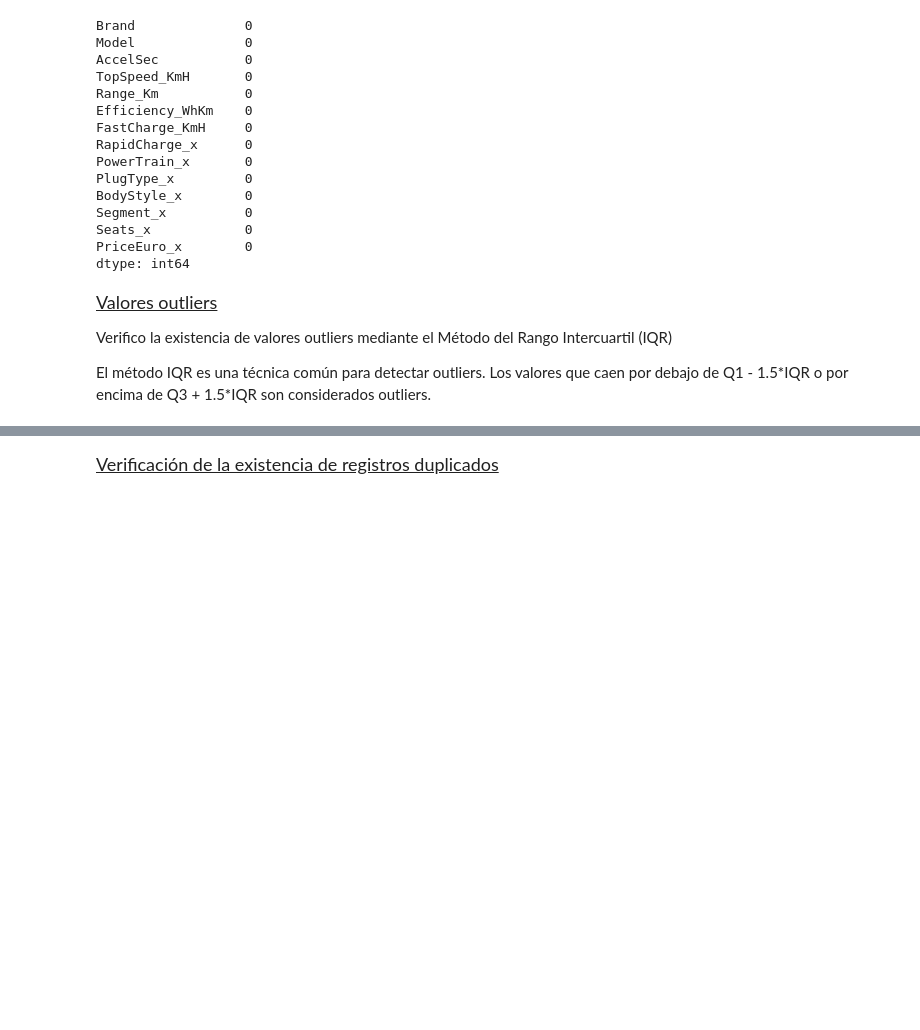
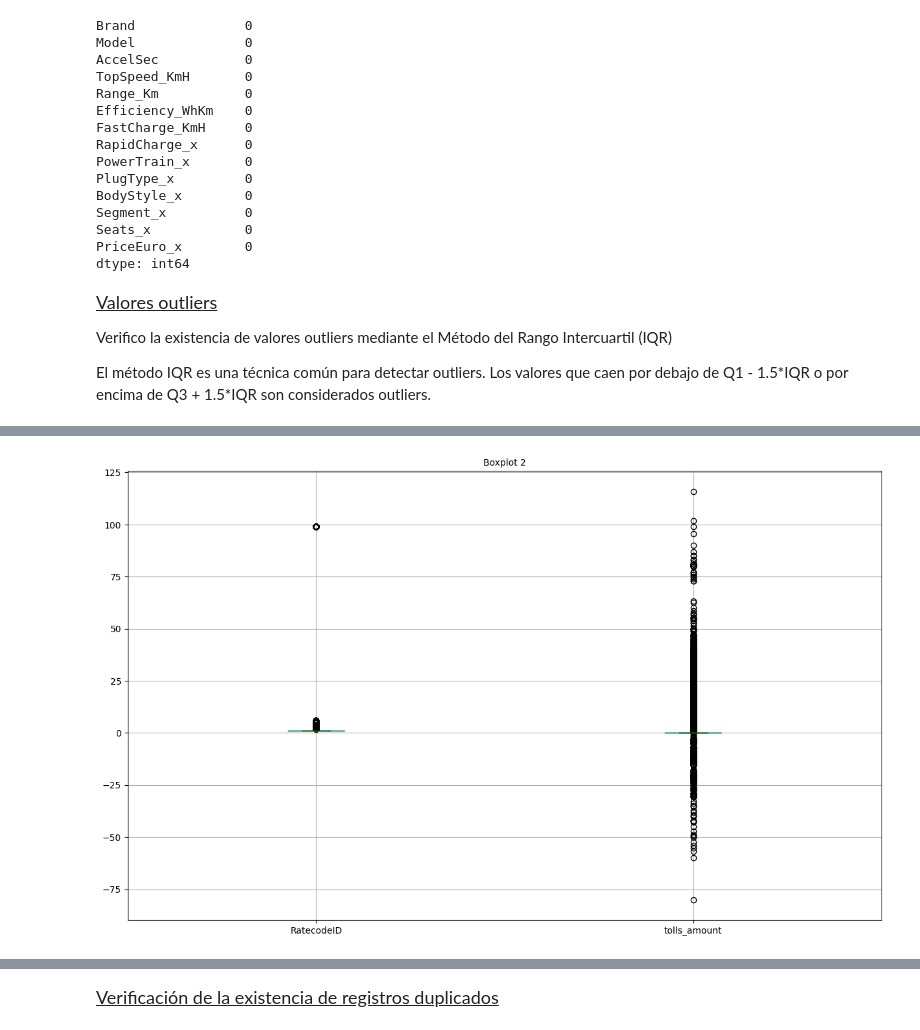
Before and after one commit to hansonvel96/PF_GROUP_03_NYC_TAXIS, a Jupyter notebook: EDA_taxis-data.ipynb, the cells around one changed output, grey strips where cells are left out. Drawn from its saved outputs; the diff is of its cells as text; code cells hidden in the pictures; blank space fills up the shorter version.

```diff
--- a/EDA_taxis-data.ipynb
+++ b/EDA_taxis-data.ipynb
@@ -445,0 +513,9 @@ fuelCost08: 0 outliers
+# %%
+num_cols = ['RatecodeID', 'tolls_amount']
+
+plt.figure(figsize=(15,9))
+df_yellow_taxis_cleaned[num_cols].boxplot()
+plt.title("Boxplot 2", fontsize=10)
+plt.show()
+# %% [output]
+[figure, added]
```
Also changed, not shown: parts of 33 cells of this notebook, 12 other files.
